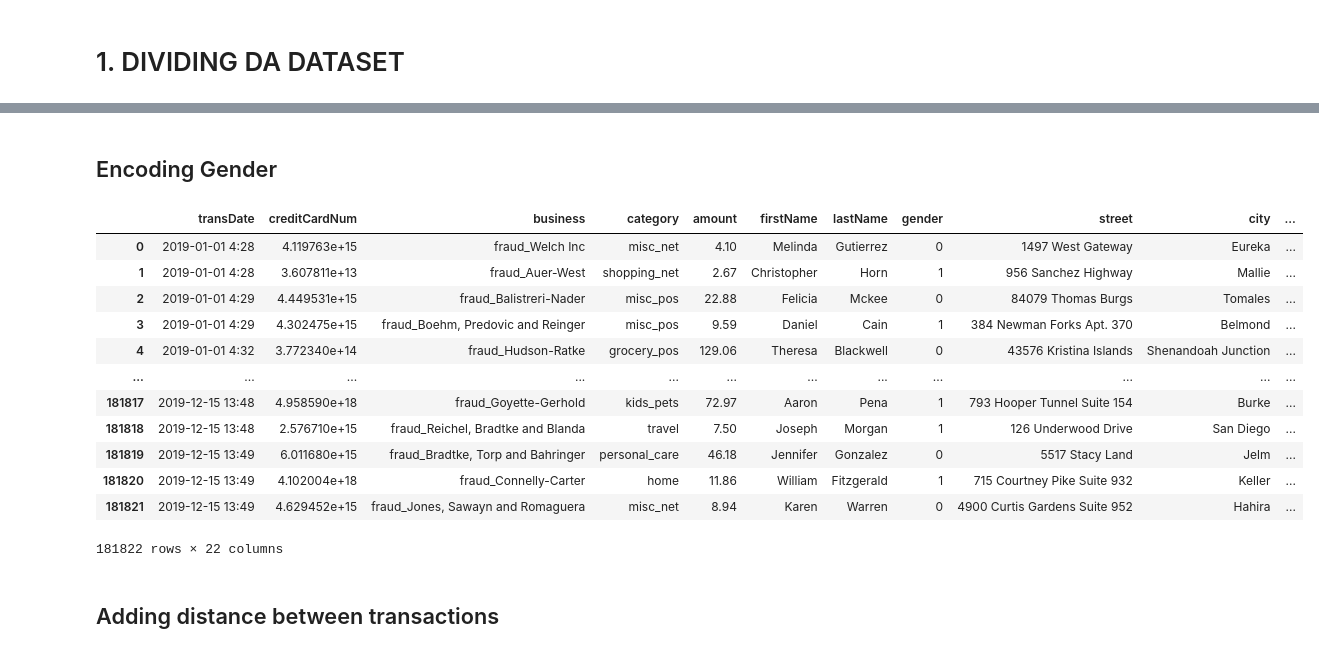
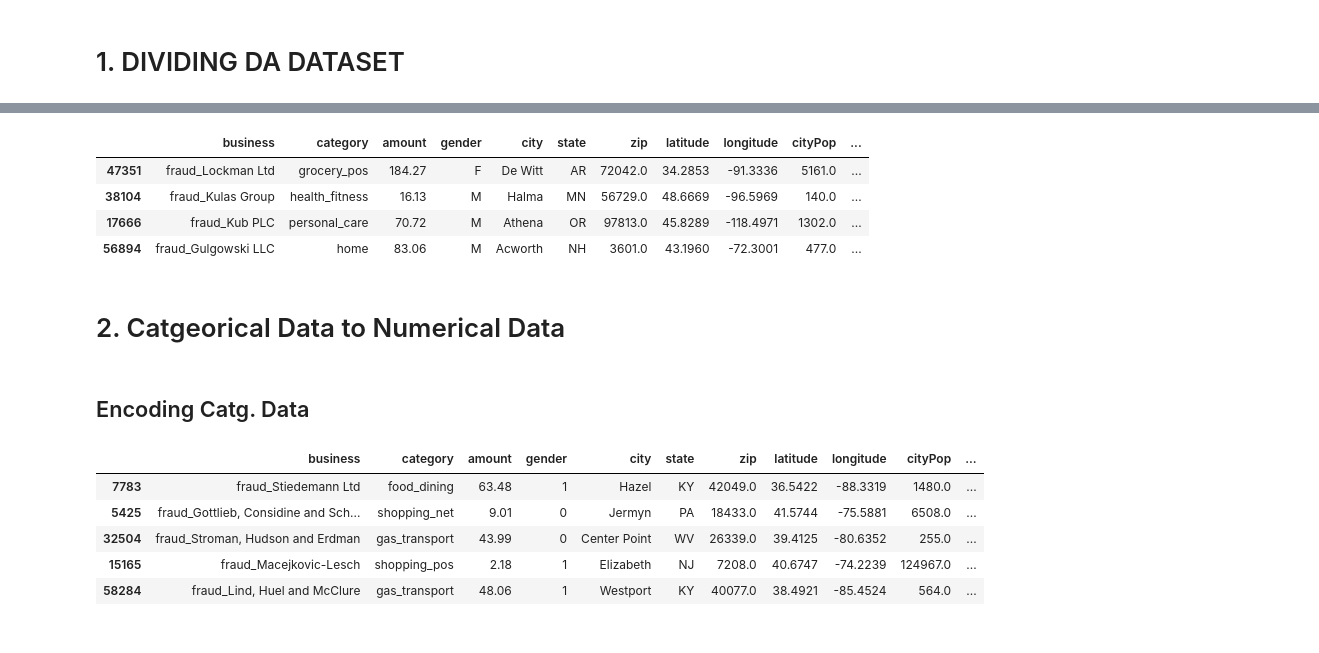
Before and after one commit to ethan-rng/dataquest, a Jupyter notebook: transformerModel.ipynb, the cells around one changed output, grey strips where cells are left out. Saved outputs shown, nothing was run; the diff lists cells and outputs as text; code cells hidden in the pictures.

```diff
--- a/transformerModel.ipynb
+++ b/transformerModel.ipynb
@@ -48,21 +27,49 @@ df
+# %%
+# Replace empty strings with NaN
+df.replace('', np.nan, inplace=True)
+
+# Remove rows where all elements are NaN
+df.dropna(how='all', inplace=True)
+
+# Removing firstName, lastName, transNum, creditCardNum columns
+df.drop(['firstName', 'lastName', 'transNum', 'creditCardNum', 'street'], axis=1, inplace=True)
+
+# Convert transDate column to datetime format
+df['transDate'] = pd.to_datetime(df['transDate'], format='%Y-%m-%d %H:%M')
+
+# Convert transDate to Unix time and create a new unixTime column
+df['unixTime'] = df['transDate'].astype('int64') // 10**9
+df = df.drop(['transDate'], axis=1)
+
+df.sample(4)
+# %% [output]
+|  | business | category | amount | gender | city | state | zip | latitude | longitude | cityPop | ... |
+| 47351 | fraud_Lockman Ltd | grocery_pos | 184.27 | F | De Witt | AR | 72042.0 | 34.2853 | -91.3336 | 5161.0 | ... |
+| 38104 | fraud_Kulas Group | health_fitness | 16.13 | M | Halma | MN | 56729.0 | 48.6669 | -96.5969 | 140.0 | ... |
+| 17666 | fraud_Kub PLC | personal_care | 70.72 | M | Athena | OR | 97813.0 | 45.8289 | -118.4971 | 1302.0 | ... |
+| 56894 | fraud_Gulgowski LLC | home | 83.06 | M | Acworth | NH | 3601.0 | 43.1960 | -72.3001 | 477.0 | ... |
 # %% [markdown]
-## Encoding Gender
+# 2. Catgeorical Data to Numerical Data
+# %% [markdown]
+## Encoding Catg. Data
 # %%
+# Encoding Gender
 df['gender'] = df['gender'].apply(lambda x: 0 if x == 'F' else 1)
-df
+
+# Encoding Age
+def calculate_age(birth_date_str):
+    birth_date = datetime.strptime(birth_date_str, "%Y-%m-%d")
+    today = datetime.now()
+    age = today.year - birth_date.year - ((today.month, today.day) < (birth_date.month, birth_date.day))
+    return age
+
+df['age'] = df['dateOfBirth'].apply(calculate_age)
+df = df.drop(['dateOfBirth'], axis=1)
+df.sample(5)
 # %% [output]
-|  | transDate | creditCardNum | business | category | amount | firstName | lastName | gender | street | city | ... |
-| 0 | 2019-01-01 4:28 | 4.119763e+15 | fraud_Welch Inc | misc_net | 4.10 | Melinda | Gutierrez | 0 | 1497 West Gateway | Eureka | ... |
-| 1 | 2019-01-01 4:28 | 3.607811e+13 | fraud_Auer-West | shopping_net | 2.67 | Christopher | Horn | 1 | 956 Sanchez Highway | Mallie | ... |
-| 2 | 2019-01-01 4:29 | 4.449531e+15 | fraud_Balistreri-Nader | misc_pos | 22.88 | Felicia | Mckee | 0 | 84079 Thomas Burgs | Tomales | ... |
-| 3 | 2019-01-01 4:29 | 4.302475e+15 | fraud_Boehm, Predovic and Reinger | misc_pos | 9.59 | Daniel | Cain | 1 | 384 Newman Forks Apt. 370 | Belmond | ... |
-| 4 | 2019-01-01 4:32 | 3.772340e+14 | fraud_Hudson-Ratke | grocery_pos | 129.06 | Theresa | Blackwell | 0 | 43576 Kristina Islands | Shenandoah Junction | ... |
-| ... | ... | ... | ... | ... | ... | ... | ... | ... | ... | ... | ... |
-| 181817 | 2019-12-15 13:48 | 4.958590e+18 | fraud_Goyette-Gerhold | kids_pets | 72.97 | Aaron | Pena | 1 | 793 Hooper Tunnel Suite 154 | Burke | ... |
-| 181818 | 2019-12-15 13:48 | 2.576710e+15 | fraud_Reichel, Bradtke and Blanda | travel | 7.50 | Joseph | Morgan | 1 | 126 Underwood Drive | San Diego | ... |
-| 181819 | 2019-12-15 13:49 | 6.011680e+15 | fraud_Bradtke, Torp and Bahringer | personal_care | 46.18 | Jennifer | Gonzalez | 0 | 5517 Stacy Land | Jelm | ... |
-| 181820 | 2019-12-15 13:49 | 4.102004e+18 | fraud_Connelly-Carter | home | 11.86 | William | Fitzgerald | 1 | 715 Courtney Pike Suite 932 | Keller | ... |
-| 181821 | 2019-12-15 13:49 | 4.629452e+15 | fraud_Jones, Sawayn and Romaguera | misc_net | 8.94 | Karen | Warren | 0 | 4900 Curtis Gardens Suite 952 | Hahira | ... |
+|  | business | category | amount | gender | city | state | zip | latitude | longitude | cityPop | ... |
+| 7783 | fraud_Stiedemann Ltd | food_dining | 63.48 | 1 | Hazel | KY | 42049.0 | 36.5422 | -88.3319 | 1480.0 | ... |
+| 5425 | fraud_Gottlieb, Considine and Sch... | shopping_net | 9.01 | 0 | Jermyn | PA | 18433.0 | 41.5744 | -75.5881 | 6508.0 | ... |
+| 32504 | fraud_Stroman, Hudson and Erdman | gas_transport | 43.99 | 0 | Center Point | WV | 26339.0 | 39.4125 | -80.6352 | 255.0 | ... |
+| 15165 | fraud_Macejkovic-Lesch | shopping_pos | 2.18 | 1 | Elizabeth | NJ | 7208.0 | 40.6747 | -74.2239 | 124967.0 | ... |
+| 58284 | fraud_Lind, Huel and McClure | gas_transport | 48.06 | 1 | Westport | KY | 40077.0 | 38.4921 | -85.4524 | 564.0 | ... |
-181822 rows × 22 columns
-# %% [markdown]
-## Adding distance between transactions
```
Also changed, not shown: parts of 19 cells of this notebook, 1 other file.
